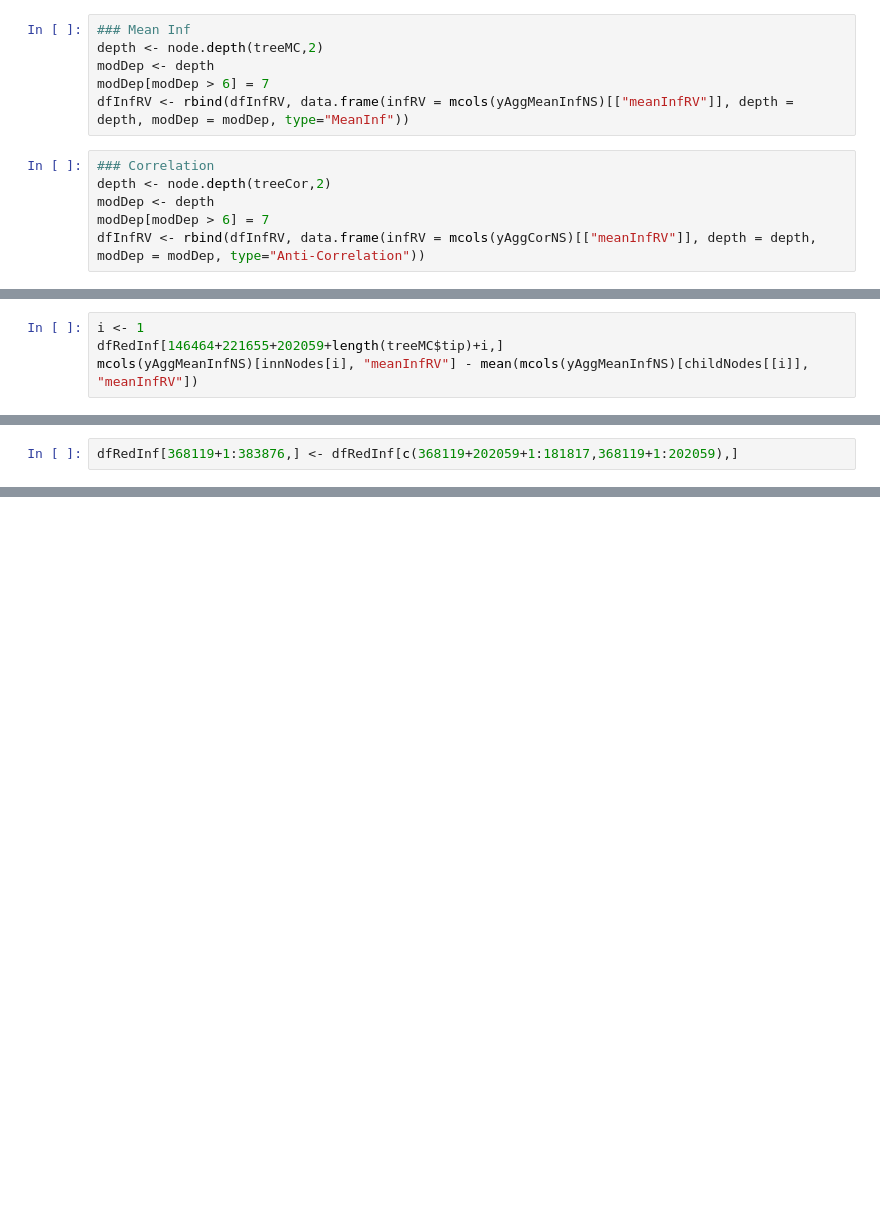
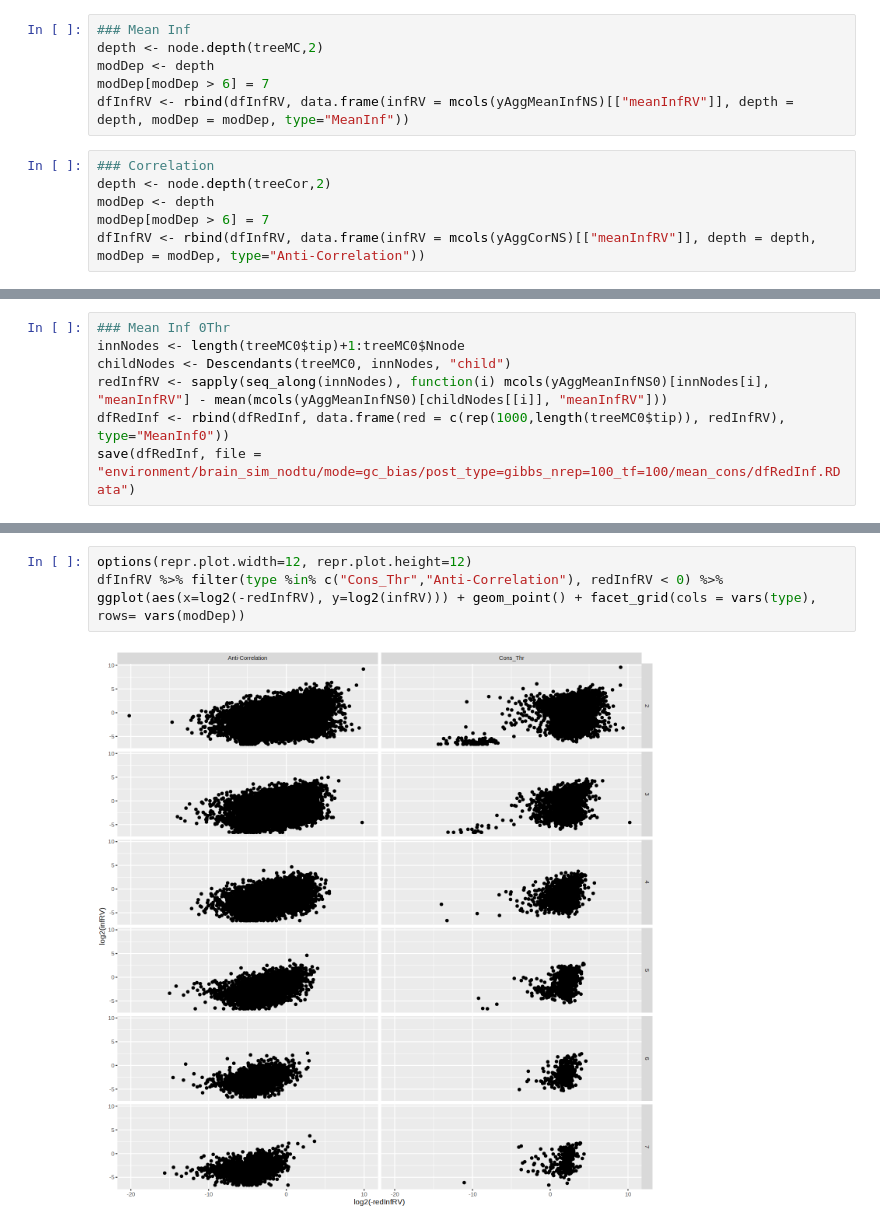
Before and after one commit to NPSDC/treeTerminusScripts, a Jupyter notebook: brain_simulation_nodtu/mode=gc_bias/post_type=gibbs_nrep=100_tf=100/updated/tree_analysis/Cons_Thr_Mean_Cor.ipynb, the cells around one changed output, grey strips where cells are left out. Saved outputs shown, nothing was run; the diff lists cells and outputs as text; blank space fills up the shorter version.

```diff
--- a/brain_simulation_nodtu/mode=gc_bias/post_type=gibbs_nrep=100_tf=100/updated/tree_analysis/Cons_Thr_Mean_Cor.ipynb
+++ b/brain_simulation_nodtu/mode=gc_bias/post_type=gibbs_nrep=100_tf=100/updated/tree_analysis/Cons_Thr_Mean_Cor.ipynb
@@ -121,4 +130,0 @@ dfRedInf <- rbind(dfRedInf, data.frame(red = c(rep(1000,length(treeMC$tip)), red
-# %%
-i <- 1
-dfRedInf[146464+221655+202059+length(treeMC$tip)+i,]
-mcols(yAggMeanInfNS)[innNodes[i], "meanInfRV"] - mean(mcols(yAggMeanInfNS)[childNodes[[i]], "meanInfRV"])
@@ -132 +138,8 @@ A data.frame: 1 × 2
+# %%
+### Mean Inf 0Thr
+innNodes <- length(treeMC0$tip)+1:treeMC0$Nnode
+childNodes <- Descendants(treeMC0, innNodes, "child")
+redInfRV <- sapply(seq_along(innNodes), function(i) mcols(yAggMeanInfNS0)[innNodes[i], "meanInfRV"] - mean(mcols(yAggMeanInfNS0)[childNodes[[i]], "meanInfRV"]))
+dfRedInf <- rbind(dfRedInf, data.frame(red = c(rep(1000,length(treeMC0$tip)), redInfRV), type="MeanInf0"))
+save(dfRedInf, file = "environment/brain_sim_nodtu/mode=gc_bias/post_type=gibbs_nrep=100_tf=100/mean_cons/dfRedInf.RData")
 # %%
@@ -139,2 +152,0 @@ save(dfRedInf, file = "environment/brain_sim_nodtu/mode=gc_bias/post_type=gibbs_
-# %%
-dfRedInf[368119+1:383876,] <- dfRedInf[c(368119+202059+1:181817,368119+1:202059),]
@@ -247,0 +417,5 @@ ggarrange(plotlist = pL)
+# %%
+options(repr.plot.width=12, repr.plot.height=12)
+dfInfRV %>% filter(type %in% c("Cons_Thr","Anti-Correlation"), redInfRV < 0) %>% ggplot(aes(x=log2(-redInfRV), y=log2(infRV))) + geom_point() + facet_grid(cols = vars(type), rows= vars(modDep))
+# %% [output]
+[figure, added]
```
Also changed, not shown: parts of 87 cells of this notebook, 3 other files.
